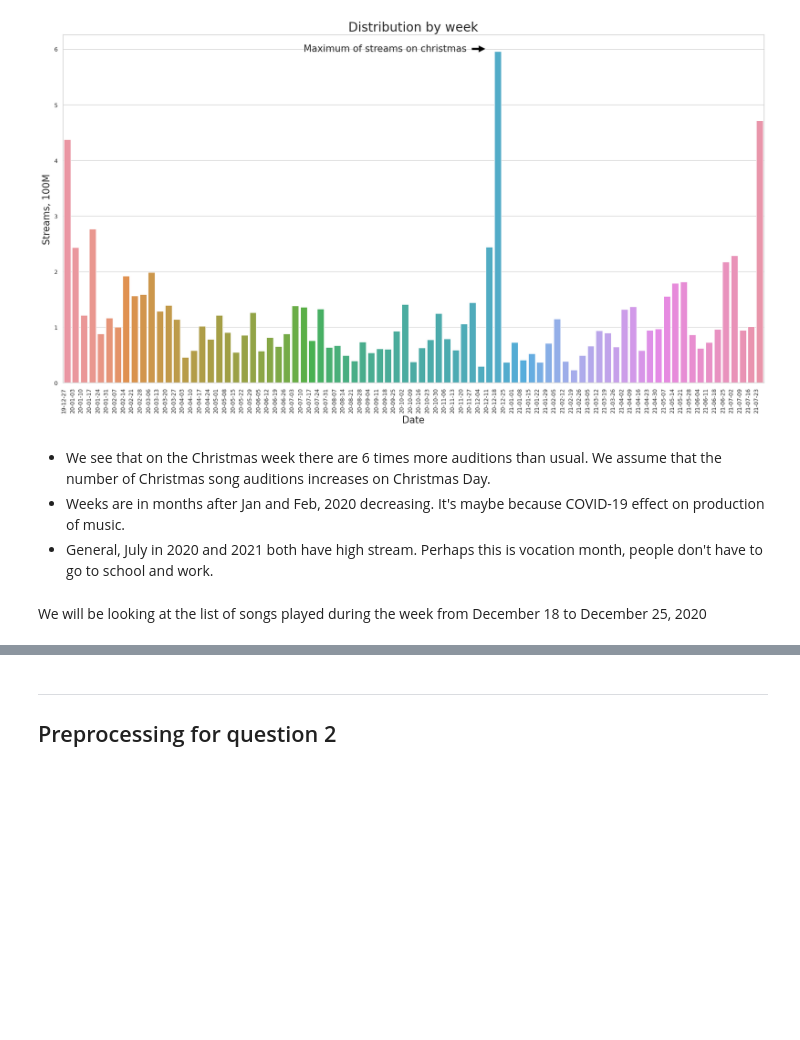
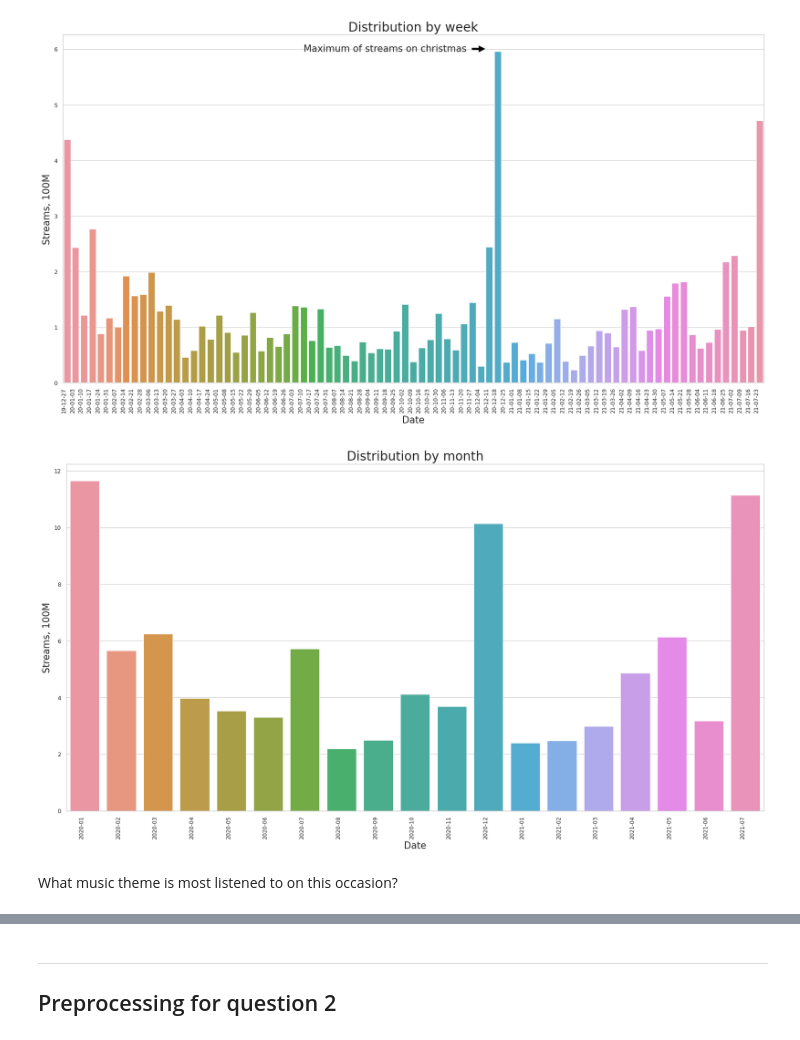
Before and after one commit to TrungTechh/HCMUS_CSC17104-Final-project, a Jupyter notebook: Final_project.ipynb, the cells around one changed output, grey strips where cells are left out. Saved outputs shown, nothing was run; the diff lists cells and outputs as text; code cells hidden in the pictures; blank space fills up the shorter version.

Commit message:
review after issue

```diff
--- a/Final_project.ipynb
+++ b/Final_project.ipynb
@@ -425,12 +433,30 @@ ax.annotate('Maximum of streams on christmas',
 fig.show()
 # %% [output]
 [figure]
-# %% [markdown]
-- We see that on the Christmas week there are 6 times more auditions than usual. We assume that the number of Christmas song auditions increases on Christmas Day.
-- Weeks are in months after Jan and Feb, 2020 decreasing. It's maybe because COVID-19 effect on production of music.
-- General, July in 2020 and 2021 both have high stream. Perhaps this is vocation month, people don't have to go to school and work.
-# %% [markdown]
-We will be looking at the list of songs played during the week from December 18 to December 25, 2020
+# %%
+#make easy vision
+sns.set_theme(style="whitegrid")
+sns.set_context("paper")
+
+#get total streams of each week
+y = df_dw.groupby(by=['month_of_highest_charting_start'])['streams'].sum()
+x = y.index
+
+fig, ax = plt.subplots(figsize=(20,10))
+ax = sns.barplot(x=x, y=y/100000000, data=y, order=y)
+ax.axes.set_title('Distribution by month',size=20)
+
+x_dates = x.sort_values() #reformat date
+
+ax.set_ylabel('Streams, 100M', size=15)
+ax.set_xlabel('Date', size=15)
+ax.set_xticklabels(labels=x_dates, rotation=90, ha='right')
+
+fig.show()
+# %% [output]
+[figure]
+# %% [markdown]
+What music theme is most listened to on this occasion?
 # %%
 df_dw[df_dw['week_of_highest_charting_start'] == "2020-12-18"][['week_of_highest_charting_start','song_name']].sample(n=50)
 # %% [output]
```
Also changed, not shown: parts of 25 cells of this notebook.
